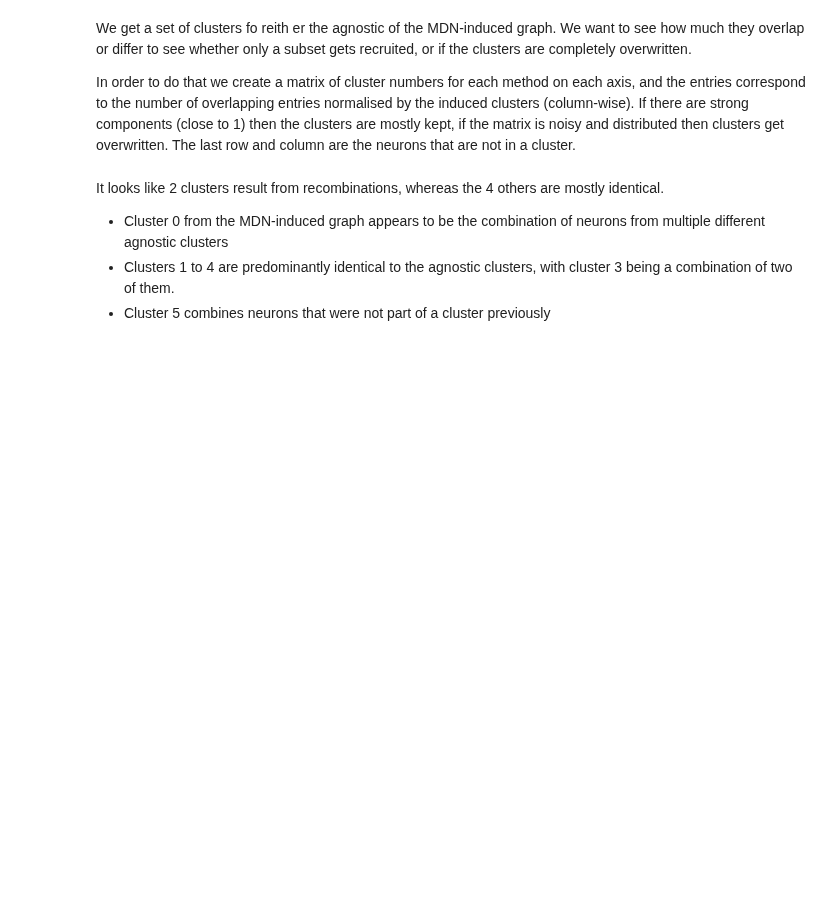
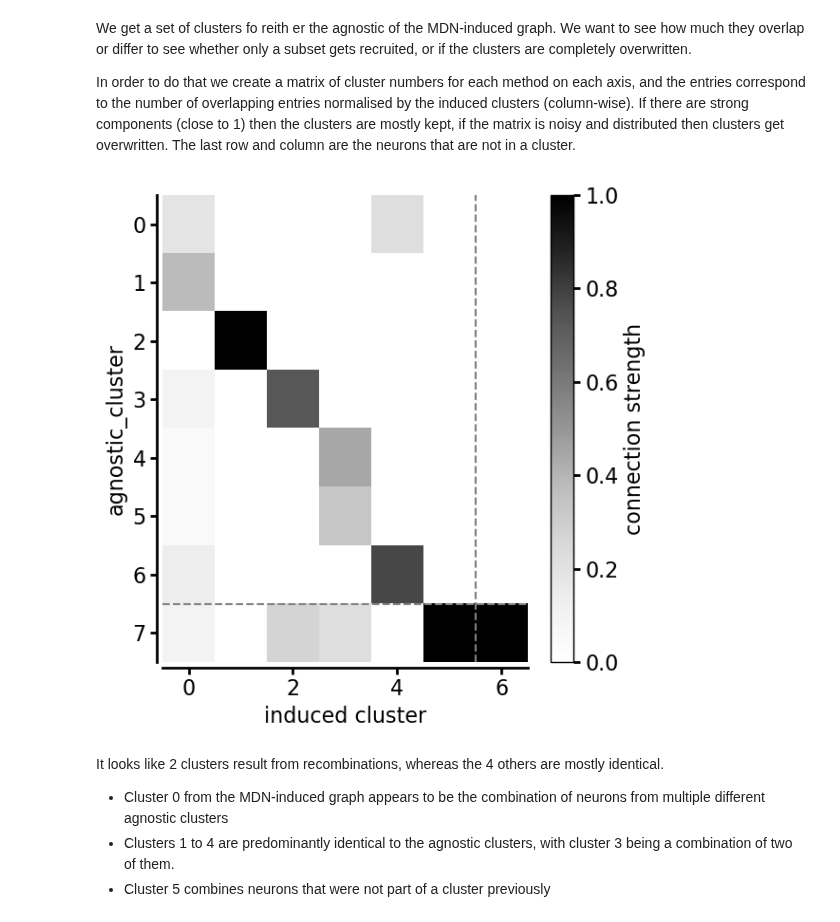
Before and after one commit to NeLy-EPFL/vnc_networks, a Jupyter notebook: scripts/generate_plots/muscle_synergies.ipynb, the cells around one changed output. Cells and saved outputs as stored; diff of their text form; code cells hidden in the pictures; blank space fills up the shorter version.

```diff
--- a/scripts/generate_plots/muscle_synergies.ipynb
+++ b/scripts/generate_plots/muscle_synergies.ipynb
@@ -447,33 +540,38 @@ candidates = [uid for uid in motor_neurons if not uid in sub_info_df["uid"].valu
 for i in agnostic_clusters:
     selected = info_df.loc[
         (info_df["cluster"] == i) & (info_df["uid"].isin(candidates))
     ]
     meta_mat[i, -1] = len(selected) / len(candidates)  # column-wise normalisation
 # the last element is the non clustered neurons in both clustering
 left_over = [uid for uid in motor_neurons if uid not in info_df["uid"].values and uid in candidates]
 meta_mat[-1, -1] = len(left_over) / len(candidates)
 
 fig, ax = plt.subplots(1,1,figsize=(6,6))
 matrix_design.imshow(
     meta_mat,
     title="",
     ylabel="agnostic_cluster",
     xlabel="induced cluster",
     vmin=0,
     vmax=1,
     cmap=params.grey_heatmap,
     ax=ax,
 )
+# Add a dashed lines to separate the clusters from the last row/column
+ax.axhline(len(agnostic_clusters) - 0.5 , color="gray", linestyle="--")
+ax.axvline(len(induced_clusters) - 0.5, color="gray", linestyle="--")
 
 
 if savefigs:
     fig.savefig(
         os.path.join(MDN_FIGS, "clustering_comparison_agnostic_vs_MDN_induced.eps"),
         dpi=params.DPI,
         bbox_inches="tight",
     )
 
 plt.show()
+# %% [output]
+[figure, added]
 # %% [markdown]
 It looks like 2 clusters result from recombinations, whereas the 4 others are mostly identical.
 - Cluster 0 from the MDN-induced graph appears to be the combination of neurons from multiple different agnostic clusters
```
Also changed, not shown: parts of 30 cells of this notebook, 10 other files.
